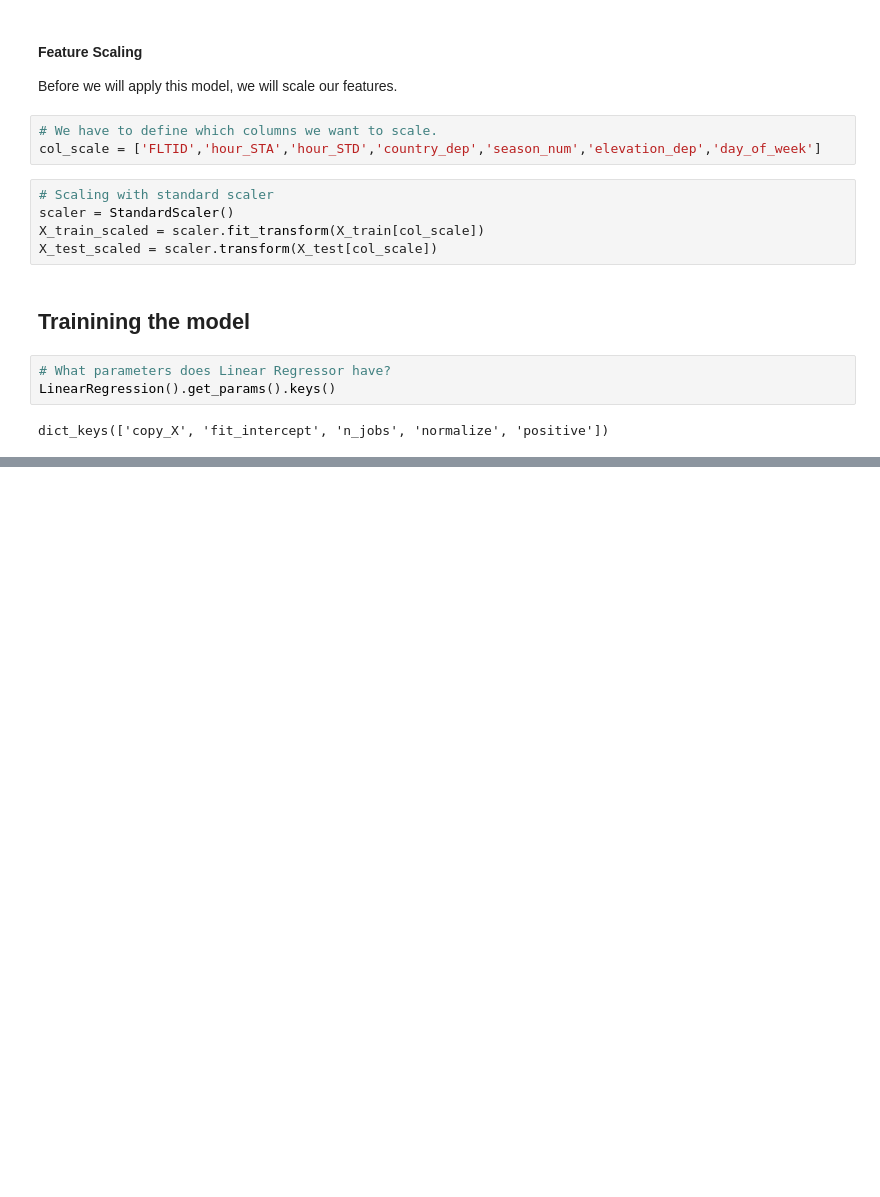
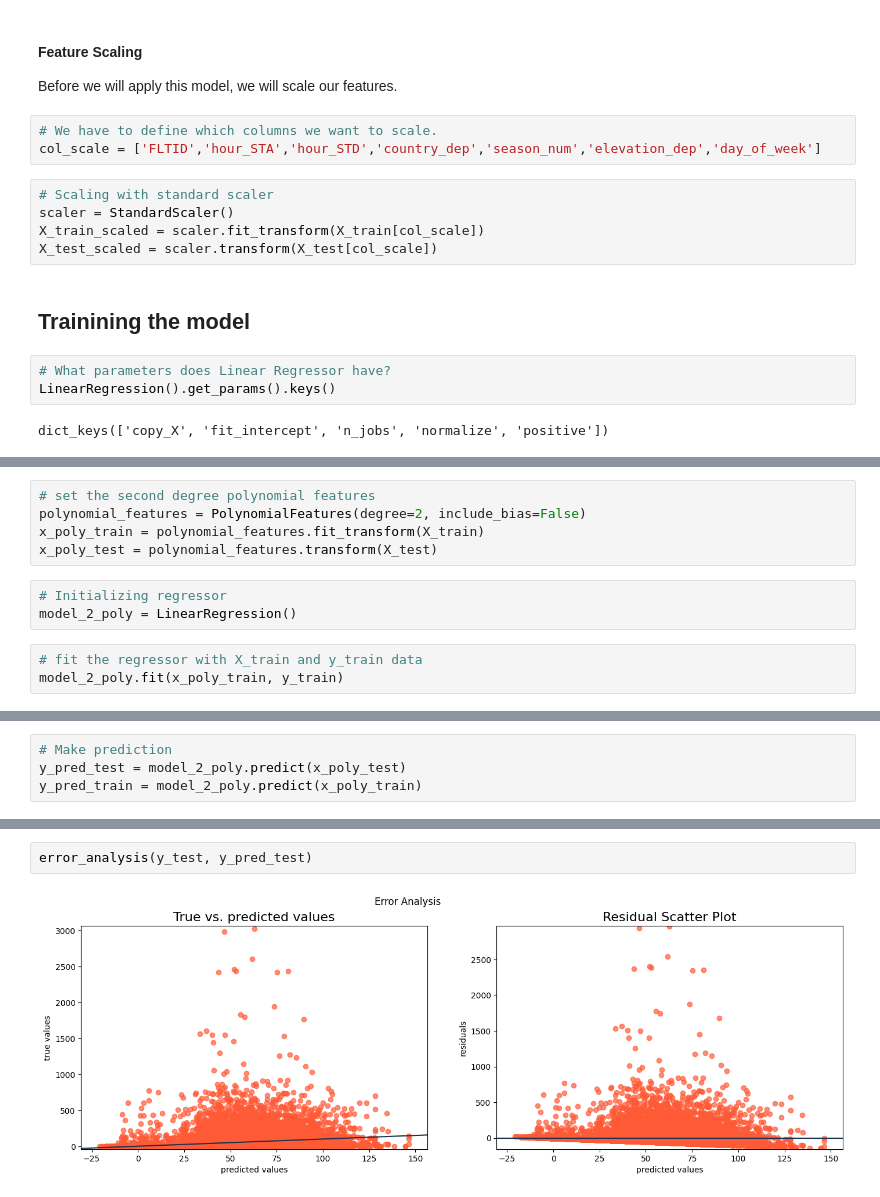
Before and after one commit to pwerden/ds-ml-flight-delay-prediction, a Jupyter notebook: models/model_lr.ipynb, the cells around one changed output, grey strips where cells are left out. Drawn from its saved outputs; the diff is of its cells as text; blank space fills up the shorter version.

Commit message:
added changes to linear regression

```diff
--- a/models/model_lr.ipynb
+++ b/models/model_lr.ipynb
@@ -94,0 +164,11 @@ dict_keys(['copy_X', 'fit_intercept', 'n_jobs', 'normalize', 'positive'])
+# %%
+# set the second degree polynomial features
+polynomial_features = PolynomialFeatures(degree=2, include_bias=False)
+x_poly_train = polynomial_features.fit_transform(X_train)
+x_poly_test = polynomial_features.transform(X_test)
+# %%
+# Initializing regressor
+model_2_poly = LinearRegression()
+# %%
+# fit the regressor with X_train and y_train data
+model_2_poly.fit(x_poly_train, y_train)
@@ -94,0 +177,4 @@ dict_keys(['copy_X', 'fit_intercept', 'n_jobs', 'normalize', 'positive'])
+# %%
+# Make prediction
+y_pred_test = model_2_poly.predict(x_poly_test)
+y_pred_train = model_2_poly.predict(x_poly_train)
@@ -94,0 +197,4 @@ dict_keys(['copy_X', 'fit_intercept', 'n_jobs', 'normalize', 'positive'])
+# %%
+error_analysis(y_test, y_pred_test)
+# %% [output]
+[figure, added]
```
Also changed, not shown: parts of 7 cells of this notebook.
